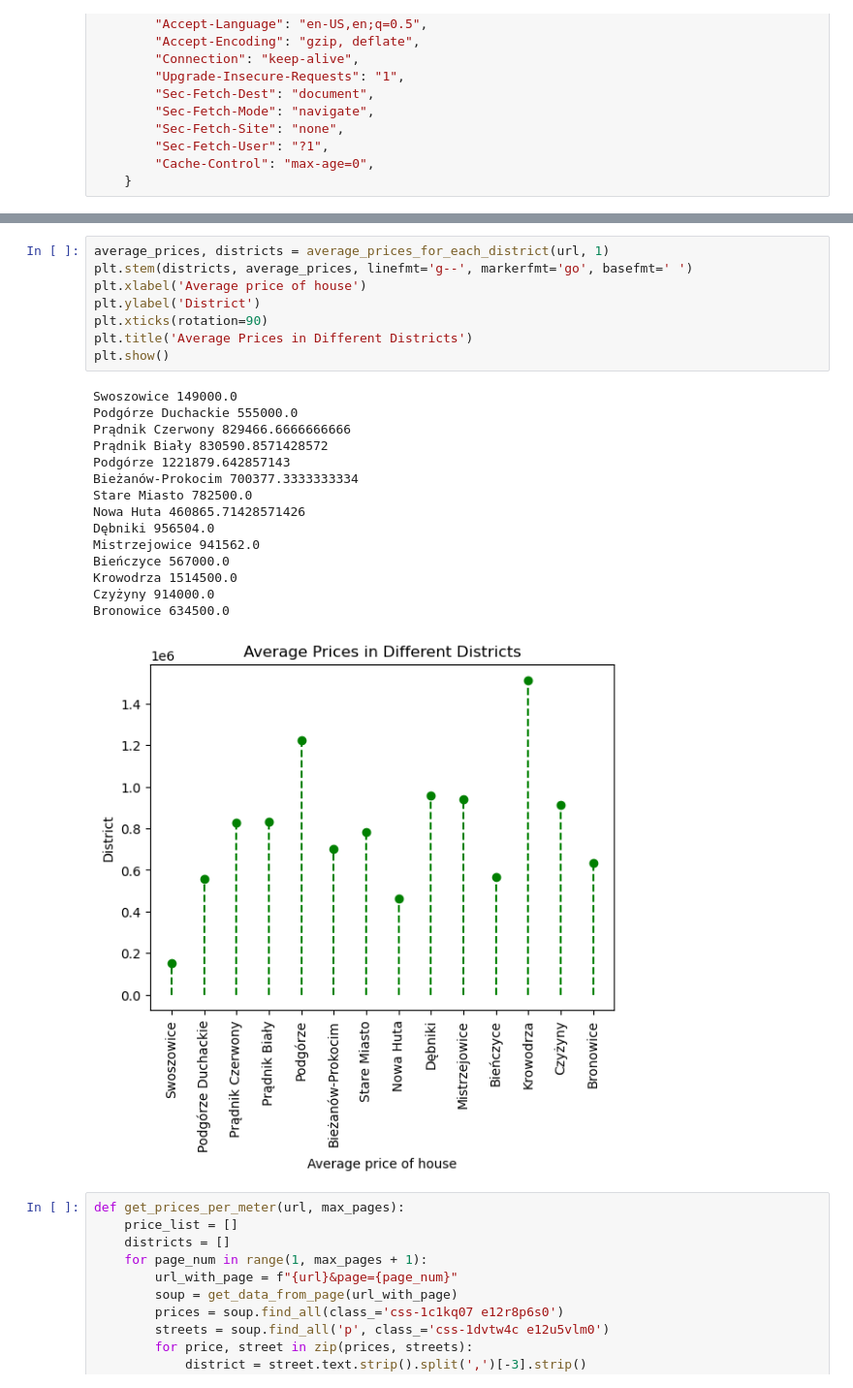
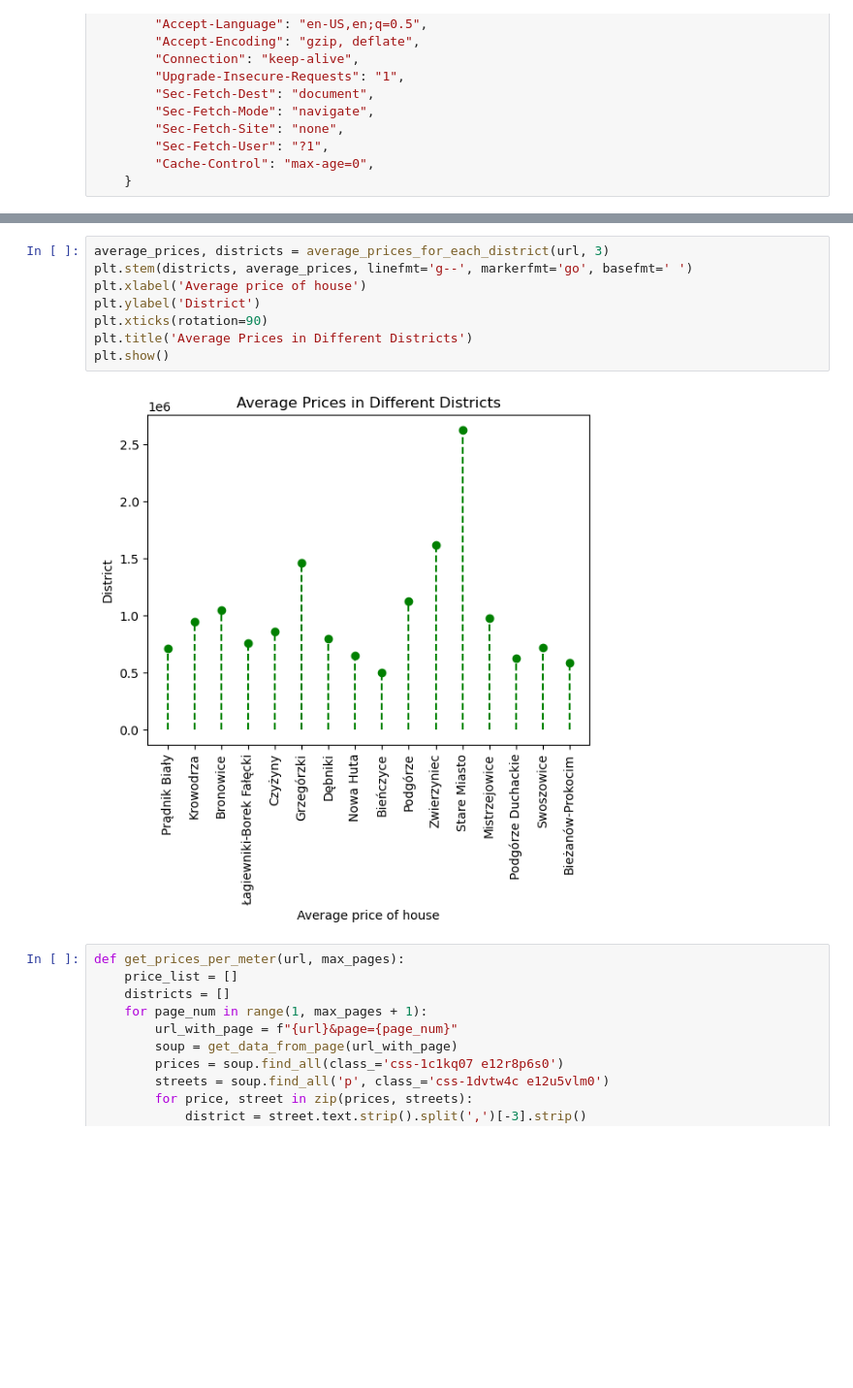
Before and after one commit to matipt2/PriceVisualization, a Jupyter notebook: bsoupParsing.ipynb, the cells around one changed output, grey strips where cells are left out. Shown: that part at 97% size. Cells and saved outputs as stored; diff of their text form; blank space fills up the shorter version.

```diff
--- a/bsoupParsing.ipynb
+++ b/bsoupParsing.ipynb
@@ -105,28 +162,14 @@ display(m)
 [interactive output not drawn]
 # %%
-average_prices, districts = average_prices_for_each_district(url, 1)
+average_prices, districts = average_prices_for_each_district(url, 3)
 plt.stem(districts, average_prices, linefmt='g--', markerfmt='go', basefmt=' ')
 plt.xlabel('Average price of house')
 plt.ylabel('District')
 plt.xticks(rotation=90)
 plt.title('Average Prices in Different Districts')
 plt.show()
 # %% [output]
-Swoszowice 149000.0
-Podgórze Duchackie 555000.0
-Prądnik Czerwony 829466.6666666666
-Prądnik Biały 830590.8571428572
-Podgórze 1221879.642857143
-Bieżanów-Prokocim 700377.3333333334
-Stare Miasto 782500.0
-Nowa Huta 460865.71428571426
-Dębniki 956504.0
-Mistrzejowice 941562.0
-Bieńczyce 567000.0
-Krowodrza 1514500.0
-Czyżyny 914000.0
-Bronowice 634500.0
-[figure, old version]
+[figure, new version]
 # %%
 def get_prices_per_meter(url, max_pages):
     price_list = []
```
Also changed, not shown: parts of 4 cells of this notebook.
